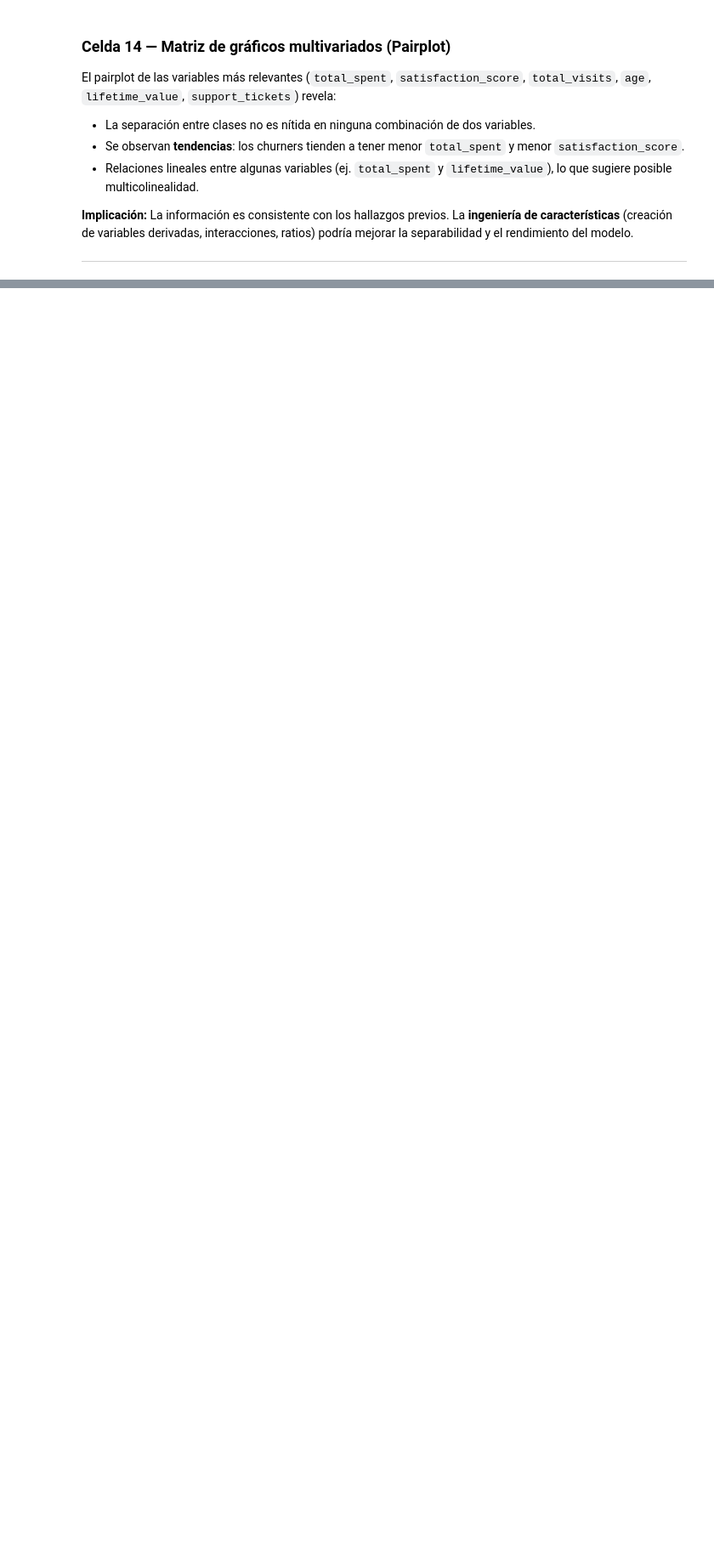
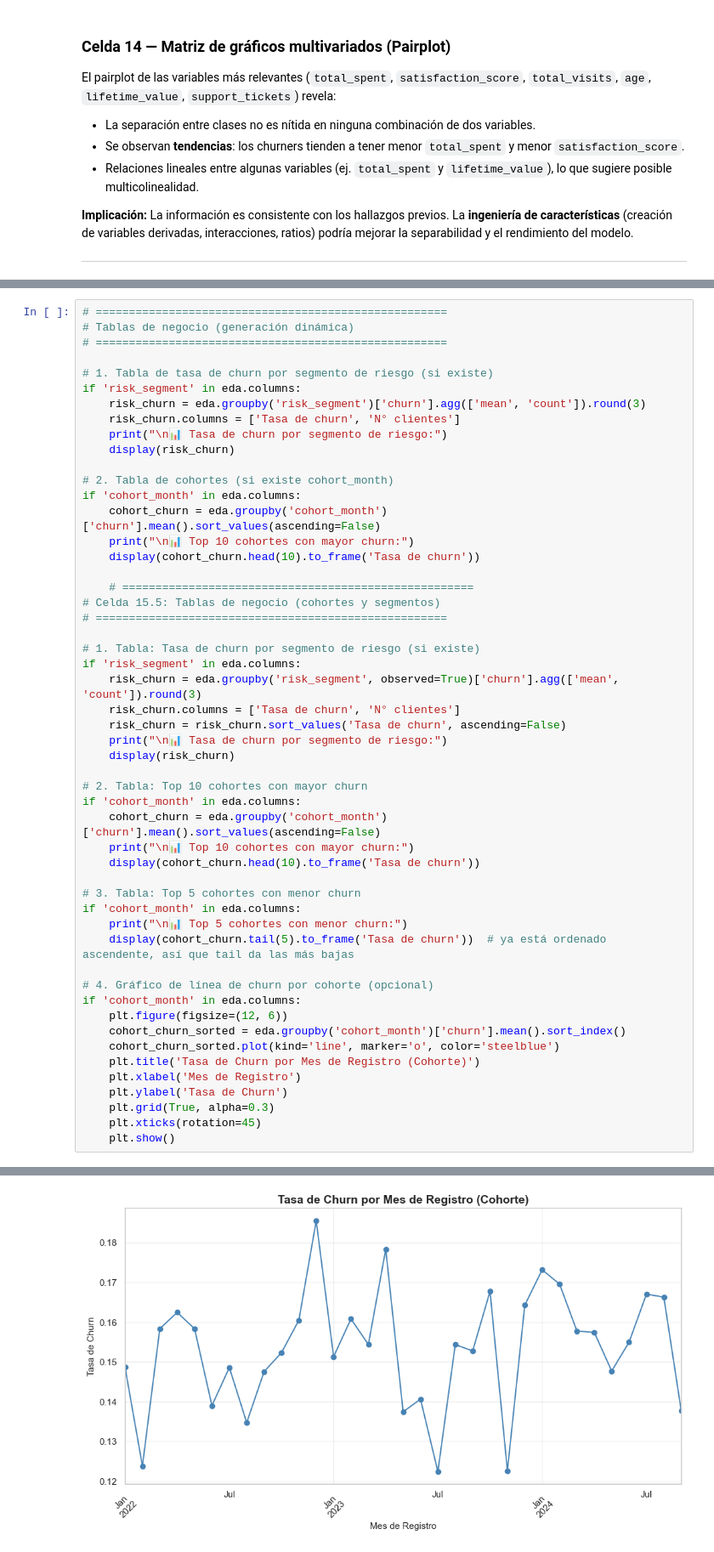
Before and after one commit to INGRAULJAIMES/sales-marketing-churn-analysis, a Jupyter notebook: notebooks/01_EDA.ipynb, the cells around one changed output, grey strips where cells are left out. Shown at 85% size. Saved outputs shown, nothing was run; the diff lists cells and outputs as text; blank space fills up the shorter version.

```diff
--- a/notebooks/01_EDA.ipynb
+++ b/notebooks/01_EDA.ipynb
@@ -934,0 +1012,53 @@ print("   - Las correlaciones sugieren variables prometedoras, pero la utilidad
+# %%
+# =====================================================
+# Tablas de negocio (generación dinámica)
+# =====================================================
+
+# 1. Tabla de tasa de churn por segmento de riesgo (si existe)
+if 'risk_segment' in eda.columns:
+    risk_churn = eda.groupby('risk_segment')['churn'].agg(['mean', 'count']).round(3)
+    risk_churn.columns = ['Tasa de churn', 'N° clientes']
+    print("\n📊 Tasa de churn por segmento de riesgo:")
+    display(risk_churn)
+
+# 2. Tabla de cohortes (si existe cohort_month)
+if 'cohort_month' in eda.columns:
+    cohort_churn = eda.groupby('cohort_month')['churn'].mean().sort_values(ascending=False)
+    print("\n📊 Top 10 cohortes con mayor churn:")
+    display(cohort_churn.head(10).to_frame('Tasa de churn'))
+
+    # =====================================================
+# Celda 15.5: Tablas de negocio (cohortes y segmentos)
+# =====================================================
+
+# 1. Tabla: Tasa de churn por segmento de riesgo (si existe)
+if 'risk_segment' in eda.columns:
+    risk_churn = eda.groupby('risk_segment', observed=True)['churn'].agg(['mean', 'count']).round(3)
+    risk_churn.columns = ['Tasa de churn', 'N° clientes']
+    risk_churn = risk_churn.sort_values('Tasa de churn', ascending=False)
+    print("\n📊 Tasa de churn por segmento de riesgo:")
+    display(risk_churn)
+
+# 2. Tabla: Top 10 cohortes con mayor churn
+if 'cohort_month' in eda.columns:
+    cohort_churn = eda.groupby('cohort_month')['churn'].mean().sort_values(ascending=False)
+    print("\n📊 Top 10 cohortes con mayor churn:")
+    display(cohort_churn.head(10).to_frame('Tasa de churn'))
+
+# 3. Tabla: Top 5 cohortes con menor churn
+if 'cohort_month' in eda.columns:
+    print("\n📊 Top 5 cohortes con menor churn:")
+    display(cohort_churn.tail(5).to_frame('Tasa de churn'))  # ya está ordenado ascendente, así que tail da las más bajas
+
+# 4. Gráfico de línea de churn por cohorte (opcional)
+if 'cohort_month' in eda.columns:
+    plt.figure(figsize=(12, 6))
+    cohort_churn_sorted = eda.groupby('cohort_month')['churn'].mean().sort_index()
+    cohort_churn_sorted.plot(kind='line', marker='o', color='steelblue')
+    plt.title('Tasa de Churn por Mes de Registro (Cohorte)')
+    plt.xlabel('Mes de Registro')
+    plt.ylabel('Tasa de Churn')
+    plt.grid(True, alpha=0.3)
+    plt.xticks(rotation=45)
+    plt.show()
+# %% [output]
@@ -934,0 +1099 @@ print("   - Las correlaciones sugieren variables prometedoras, pero la utilidad
+[figure, added]
```
Also changed, not shown: parts of 12 cells of this notebook, 1 other file.
